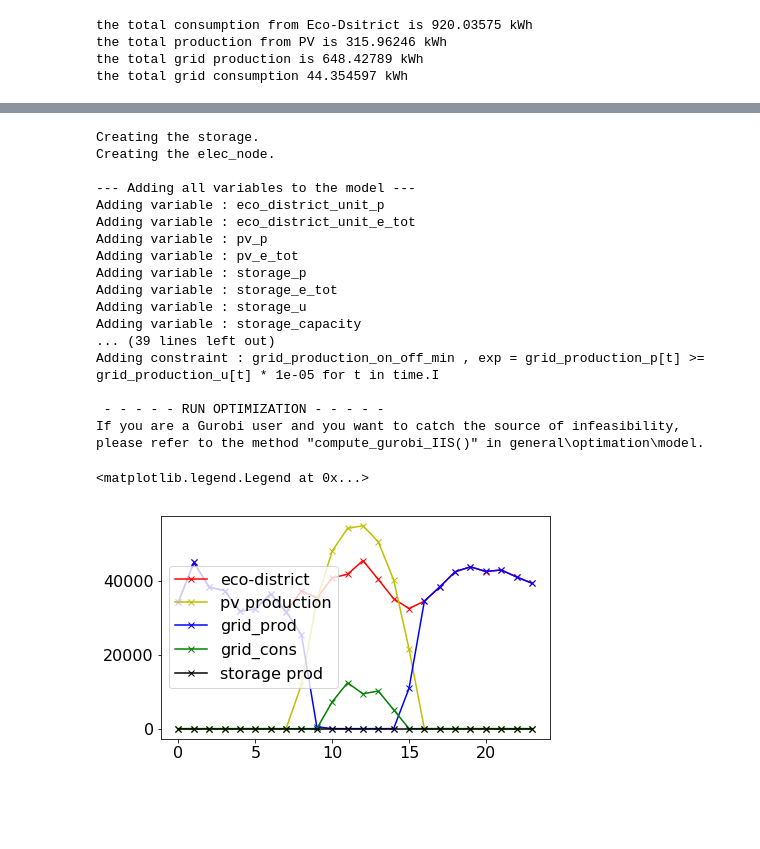
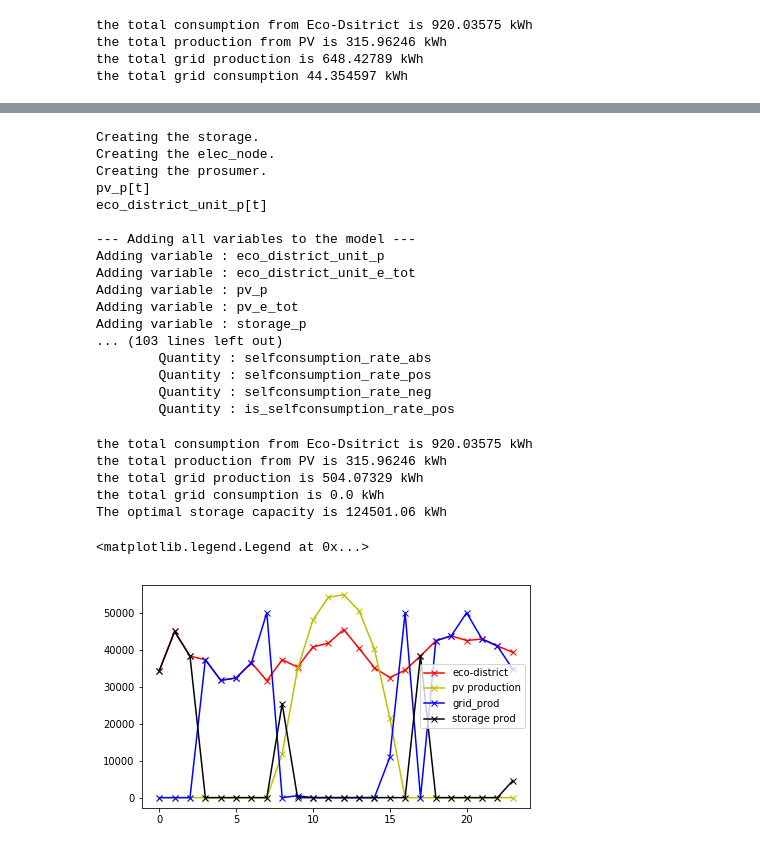
Before and after one commit to maxnavarrollaven/Distributed-Generation-Project, a Jupyter notebook: Study of the mountain village.ipynb, the cells around one changed output, grey strips where cells are left out. Saved outputs shown, nothing was run; the diff lists cells and outputs as text; code cells hidden in the pictures; blank space fills up the shorter version.

```diff
--- a/Study of the mountain village.ipynb
+++ b/Study of the mountain village.ipynb
@@ -827,21 +800,27 @@ ax1.legend()
 # %%
-storage = StorageUnit(time, name='storage', ef_is_e0=True)
+storage = StorageUnit(time, name='storage', ef_is_e0=False)
 #storage.minimize_capacity()
 
 node = EnergyNode(time=time, name='elec_node', energy_type=elec)
 node.connect_units(eco_district_unit, pv, storage, grid_consumption, grid_production)
 
-#producer = Producer(name='Producer', operated_unit_list=[grid_production])
-#producer.minimize_production()
+prosumer = Prosumer(name='prosumer',
+                        operated_consumption_unit_list=[eco_district_unit],
+                        operated_production_unit_list=[pv])
+prosumer.maximize_selfconsumption_rate(time=time)
+grid_production.minimize_production()
 
 model = OptimisationModel(time=time, name='mountain_village_2')
-model.add_nodes_and_actors(node)
+model.add_nodes_and_actors(node, prosumer)
 
 model.writeLP(work_path + r'\optim_models\mountain_village_2.lp')
 model.solve_and_update(PULP_CBC_CMD(msg=1))
 # %% [output]
 Creating the storage.
 Creating the elec_node.
+Creating the prosumer.
+pv_p[t]
+eco_district_unit_p[t]
 
 --- Adding all variables to the model ---
 Adding variable : eco_district_unit_p
@@ -849,14 +828,11 @@ Adding variable : eco_district_unit_e_tot
 Adding variable : pv_p
 Adding variable : pv_e_tot
 Adding variable : storage_p
-Adding variable : storage_e_tot
-Adding variable : storage_u
-Adding variable : storage_capacity
-... (39 lines left out)
-Adding constraint : grid_production_on_off_min , exp = grid_production_p[t] >= grid_production_u[t] * 1e-05 for t in time.I
-
- - - - - - RUN OPTIMIZATION - - - - -
-If you are a Gurobi user and you want to catch the source of infeasibility, please refer to the method "compute_gurobi_IIS()" in general\optimation\model.
+... (103 lines left out)
+        Quantity : selfconsumption_rate_abs
+        Quantity : selfconsumption_rate_pos
+        Quantity : selfconsumption_rate_neg
+        Quantity : is_selfconsumption_rate_pos
 # %%
 if LpStatus[model.status] == 'Optimal':
     print("the total consumption from Eco-Dsitrict is {} kWh".format(float(eco_district_unit.e_tot) / 1000))
@@ -864,15 +840,21 @@ if LpStatus[model.status] == 'Optimal':
     print("the total grid production is {} kWh".format(float(grid_production.e_tot) / 1000))
     print("the total grid consumption is {} kWh".format(float(grid_consumption.e_tot) / 1000))
     print("The optimal storage capacity is {0} kWh".format(storage.capacity))
+# %% [output]
+the total consumption from Eco-Dsitrict is 920.03575 kWh
+the total production from PV is 315.96246 kWh
+the total grid production is 504.07329 kWh
+the total grid consumption is 0.0 kWh
+The optimal storage capacity is 124501.06 kWh
 # %%
 fig2 = plt.figure(2)
 ax2 = plt.axes()
 plot_quantity(time, eco_district_unit.p, fig2, ax2, color='r', label='eco-district')
 plot_quantity(time, pv.p, fig2, ax2, color='y', label='pv production')
 plot_quantity(time, grid_production.p, fig2, ax2, color='b', label='grid_prod')
-plot_quantity(time, grid_consumption.p, fig2, ax2, color='g', label='grid_cons')
+#plot_quantity(time, grid_consumption.p, fig2, ax2, color='g', label='grid_cons')
 plot_quantity(time, storage.pd, fig2, ax2, color='black', label='storage prod')
 ax2.legend()
 # %% [output]
 <matplotlib.legend.Legend at 0x...>
-[figure, old version]
+[figure, new version]
```
Also changed, not shown: parts of 52 cells of this notebook.
